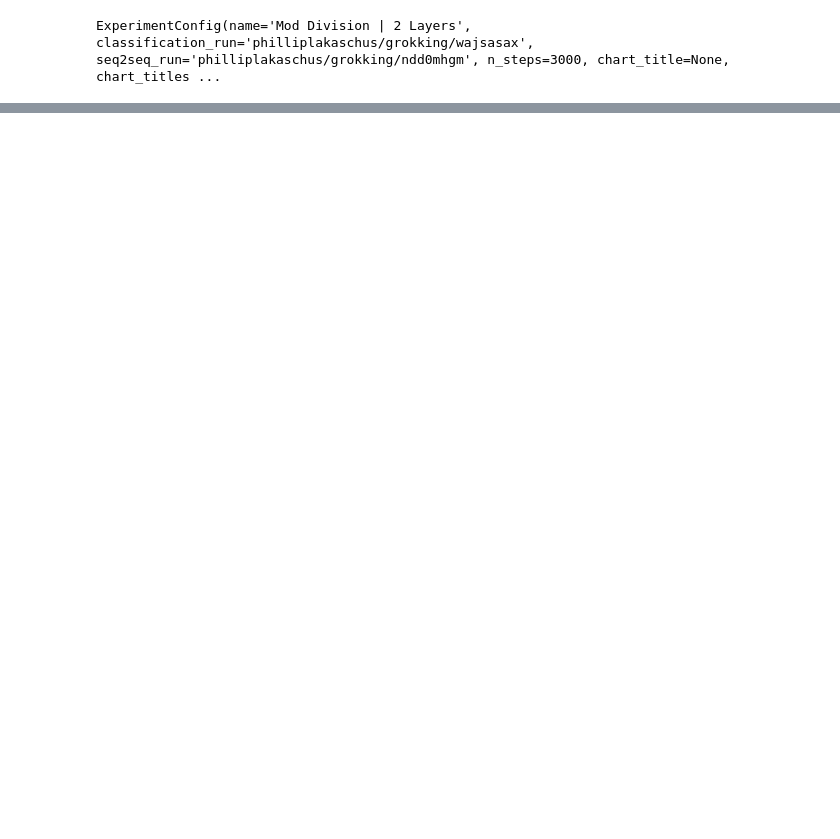
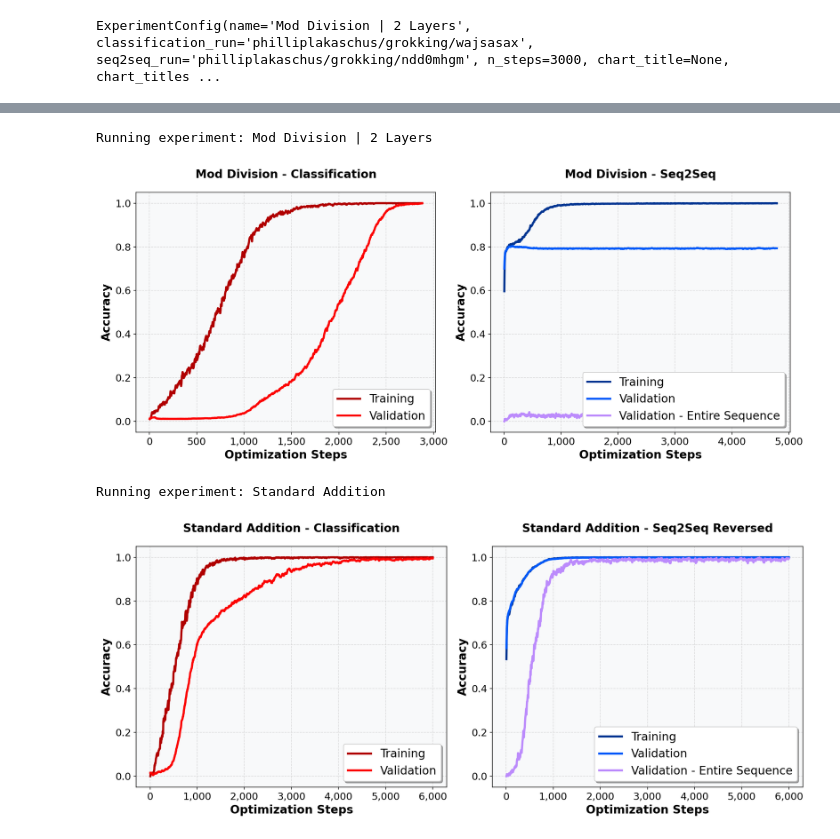
Before and after one commit to lakaschus/grokking, a Jupyter notebook: results/classification_vs_seq2seq/plot_results.ipynb, the cells around one changed output, grey strips where cells are left out. Cells and saved outputs as stored; diff of their text form; code cells hidden in the pictures; blank space fills up the shorter version.

```diff
--- a/results/classification_vs_seq2seq/plot_results.ipynb
+++ b/results/classification_vs_seq2seq/plot_results.ipynb
@@ -318,0 +322,28 @@ Running experiment: Binary Addition Standard vs. Reversed
+# %%
+# Initialize W&B API
+api = wandb.Api()
+
+# Define experiments
+experiments = [
+    ExperimentConfig(
+        name="Mod Division | 2 Layers",
+        classification_run="philliplakaschus/grokking/wajsasax",
+        seq2seq_run="philliplakaschus/grokking/uzsoylr4",
+        n_steps=3000,
+        chart_titles=["Mod Division - Classification", "Mod Division - Seq2Seq"]
+    ),
+    ExperimentConfig(
+        name="Standard Addition",
+        classification_run="philliplakaschus/grokking/1x200l56",
+        seq2seq_run="philliplakaschus/grokking/hsx7bdwe",
+        n_steps=1000,
+        chart_titles=["Standard Addition - Classification", "Standard Addition - Seq2Seq Reversed"]
+    )
+]
+
+# Run experiments
+runner = ExperimentRunner(api)
+for experiment in experiments:
+    print(f"\nRunning experiment: {experiment.name}")
+    runner.run_experiment(experiment)
+# %% [output]
@@ -318,0 +351,4 @@ Running experiment: Binary Addition Standard vs. Reversed
+Running experiment: Mod Division | 2 Layers
+[figure, added]
+Running experiment: Standard Addition
+[figure, added]
```
Also changed, not shown: parts of 5 cells of this notebook, 15 other files.
